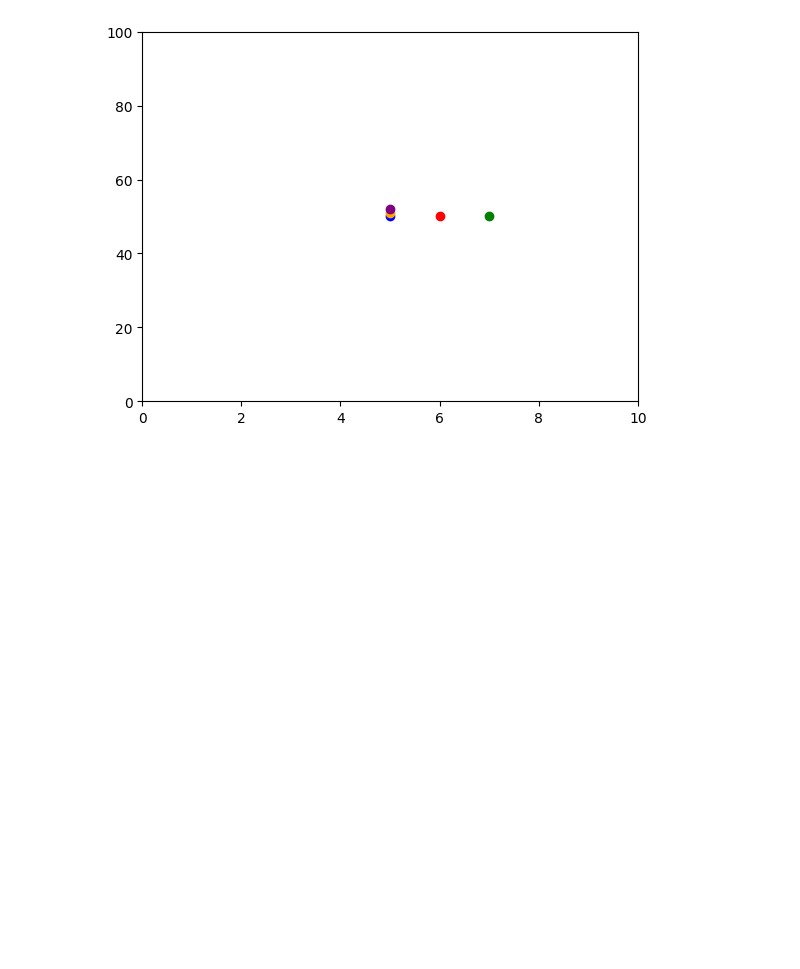
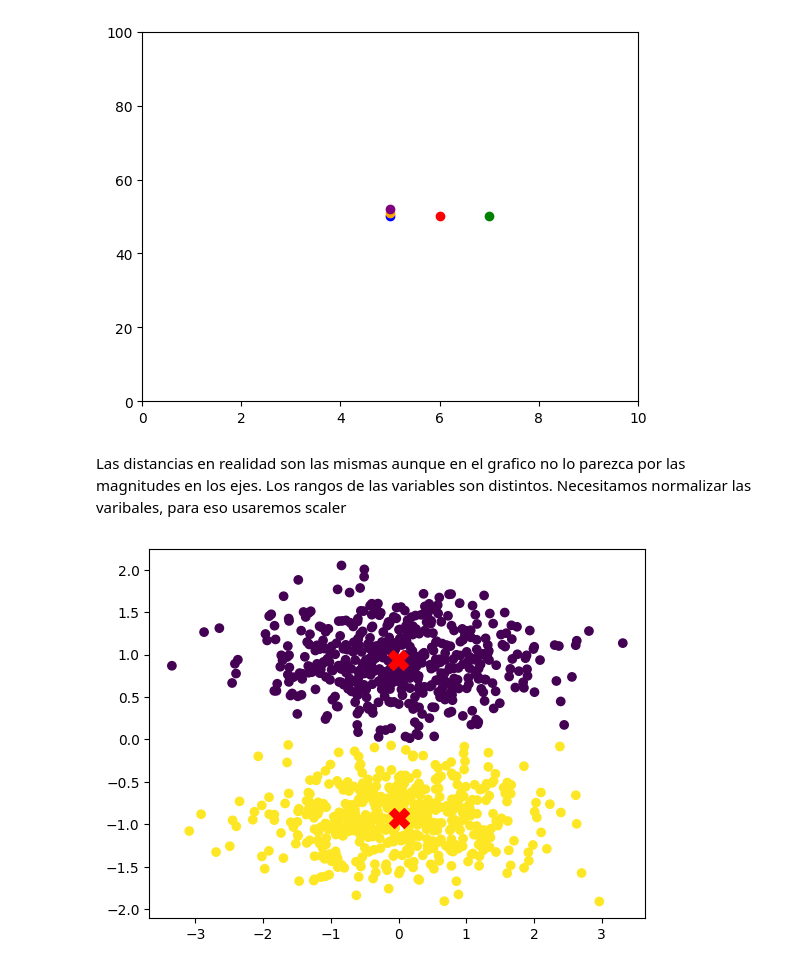
Before and after one commit to martinbedia/mineria, a Jupyter notebook: 30oct.ipynb, the cells around one changed output. Cells and saved outputs as stored; diff of their text form; code cells hidden in the pictures; blank space fills up the shorter version.

```diff
--- a/30oct.ipynb
+++ b/30oct.ipynb
@@ -271,3 +271,19 @@ plt.ylim(0,100)
 # %% [output]
 (0.0, 100.0)
 [figure]
+# %% [markdown]
+Las distancias en realidad son las mismas aunque en el grafico no lo parezca por las magnitudes en los ejes. Los rangos de las variables son distintos. Necesitamos normalizar las varibales, para eso usaremos scaler
+# %%
+from sklearn.preprocessing import StandardScaler
+modelo = KMeans(2,random_state=0)
+scaler = StandardScaler()
+x_scaled = scaler.fit_transform(x)
+clusters = modelo.fit_predict(x_scaled)
+centros = modelo.cluster_centers_
+# %%
+# codigo de arriba
+plt.scatter(x_scaled[:,0],x_scaled[:,1],c=clusters)
+plt.scatter(centros[:,0],centros[:,1],color='red',marker='X',s=200)
+plt.show()
+# %% [output]
+[figure, added]
```
Also changed, not shown: parts of 1 cell of this notebook.
